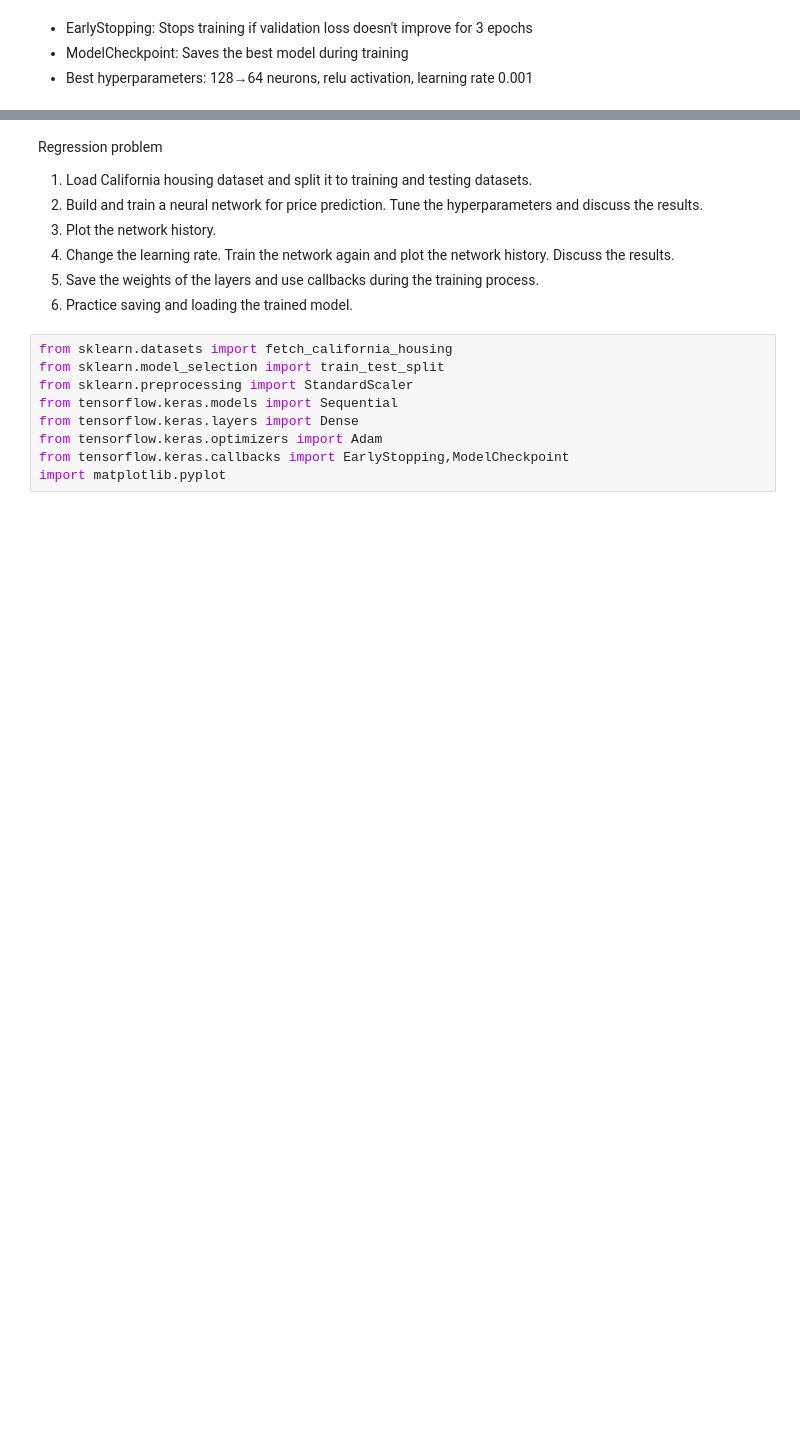
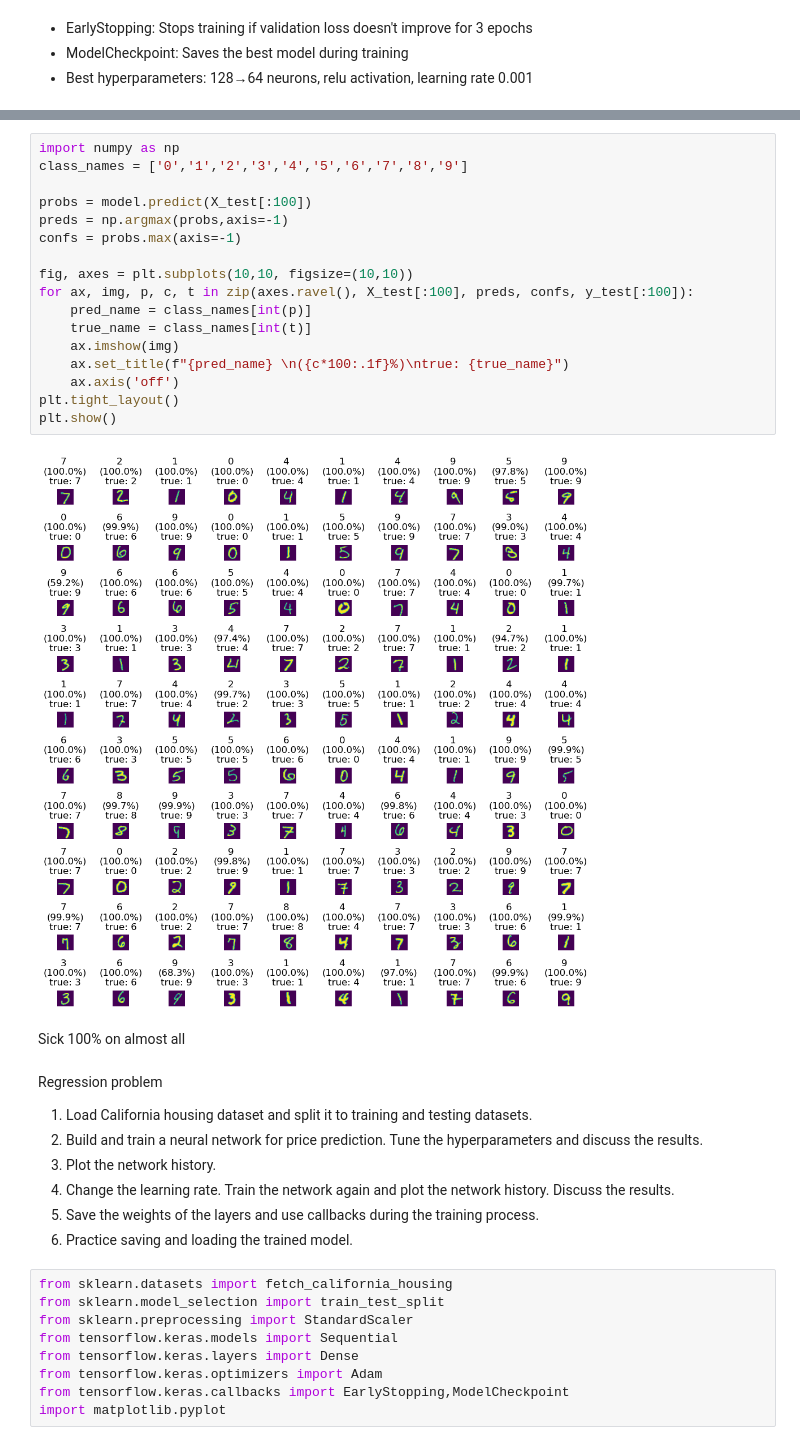
Before and after one commit to Nilswik/DIL700, a Jupyter notebook: lab2/labb2.ipynb, the cells around one changed output, grey strips where cells are left out. Cells and saved outputs as stored; diff of their text form; blank space fills up the shorter version.

Commit message:
Added plot to show 100 first predictions of the MNIST set

```diff
--- a/lab2/labb2.ipynb
+++ b/lab2/labb2.ipynb
@@ -356,3 +417,24 @@ plt.show()
+# %%
+import numpy as np
+class_names = ['0','1','2','3','4','5','6','7','8','9']
+
+probs = model.predict(X_test[:100])
+preds = np.argmax(probs,axis=-1)
+confs = probs.max(axis=-1)
+
+fig, axes = plt.subplots(10,10, figsize=(10,10))
+for ax, img, p, c, t in zip(axes.ravel(), X_test[:100], preds, confs, y_test[:100]):
+    pred_name = class_names[int(p)]
+    true_name = class_names[int(t)]
+    ax.imshow(img)
+    ax.set_title(f"{pred_name} \n({c*100:.1f}%)\ntrue: {true_name}")
+    ax.axis('off')
+plt.tight_layout()
+plt.show()
+# %% [output]
+[figure, added]
+# %% [markdown]
+Sick 100% on almost all
 # %% [markdown]
 Regression problem
 1. Load California housing dataset and split it to training and testing datasets.
```
Also changed, not shown: parts of 12 cells of this notebook, 3 other files.
